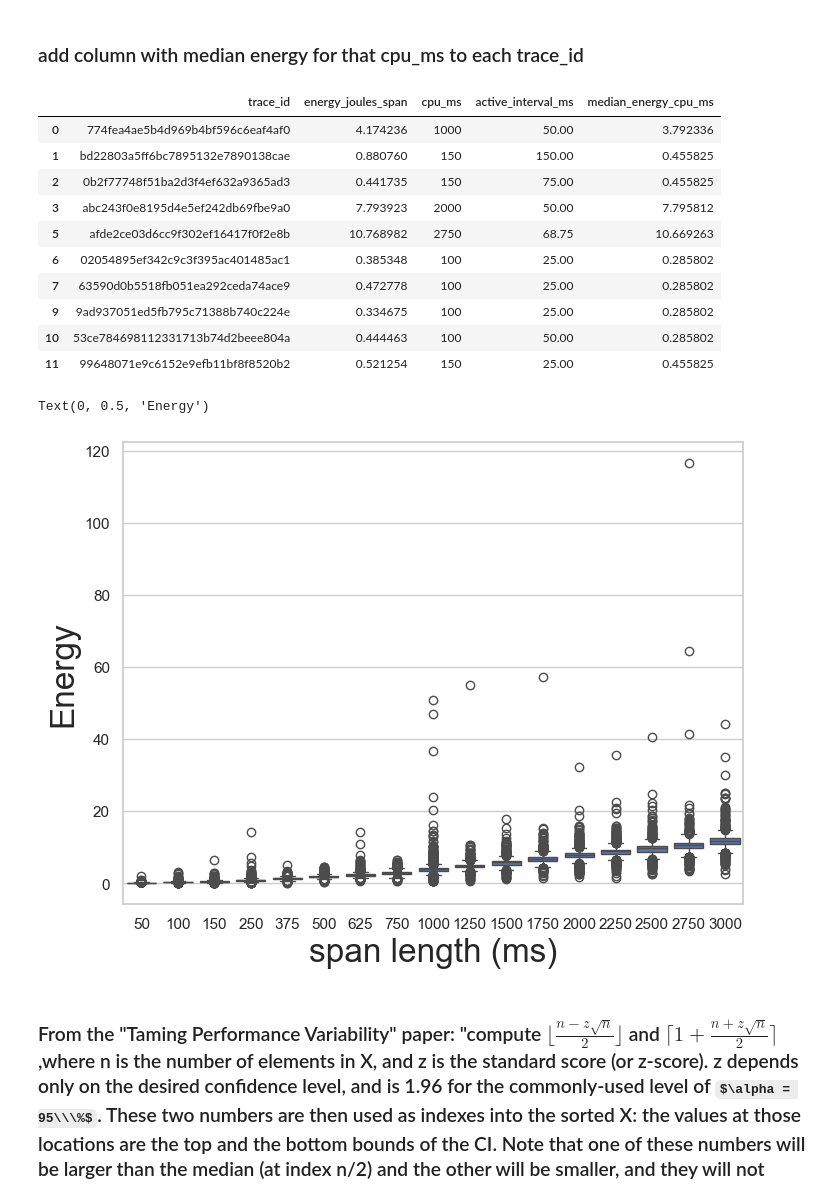
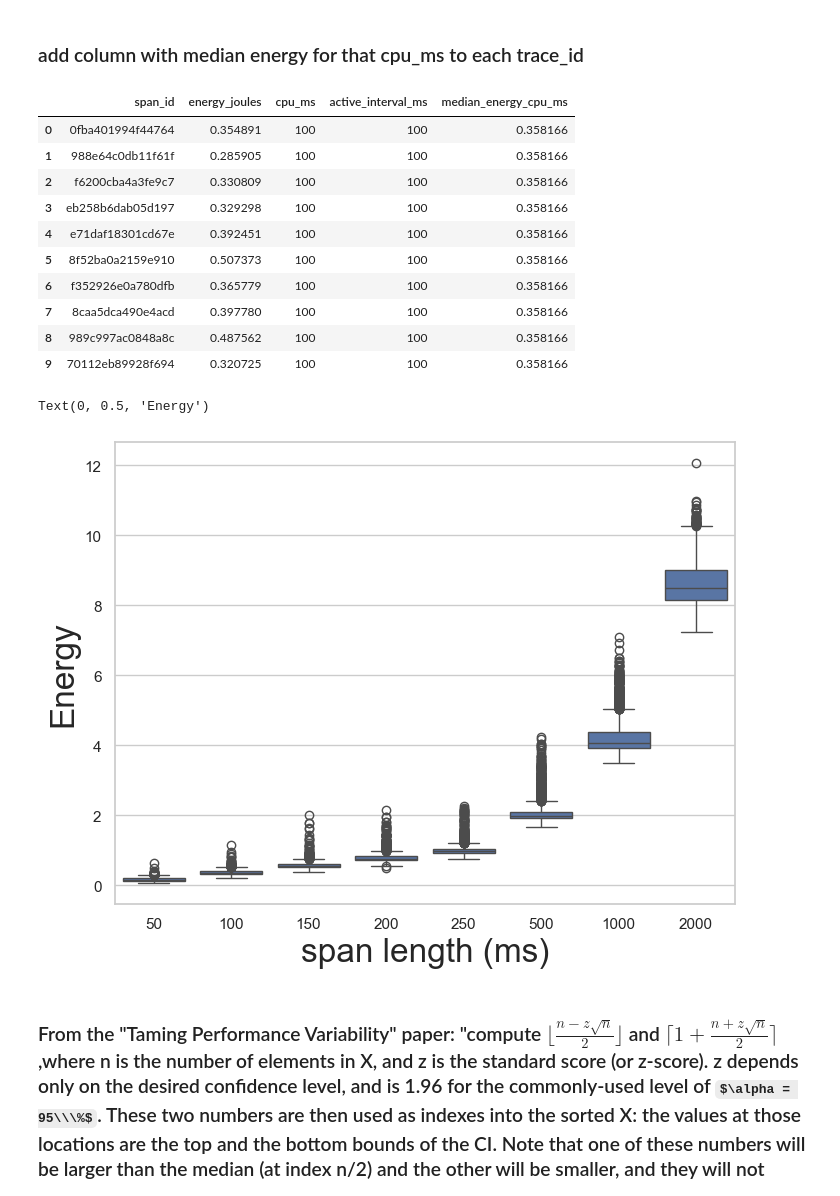
Before and after one commit to tedscott/SideProjects, a Jupyter notebook: E2EGHG/ReCalibrationTests.ipynb, the cells around one changed output. Drawn from its saved outputs; the diff is of its cells as text; code cells hidden in the pictures; some formulas as TeX source.

Commit message:
updated accuracy model with fixed data

```diff
--- a/E2EGHG/ReCalibrationTests.ipynb
+++ b/E2EGHG/ReCalibrationTests.ipynb
@@ -45,10 +63,6 @@ df_spans_500
 # %%
 # create reduced dataset for modeling
-df = df_spans_1000.drop([ 'samples', 'zone', 'timestamp',
-        'kepler_duration_sum_ms_span', 'kepler_energy_joules_span',
-         'start_energy_joules_span',
-        'end_energy_joules_span', 'start_energy_joules_kepler',
-        'end_energy_joules_kepler', 'exper_name', 'interval_ms',
-        'sleep_ms',  'idle_scrapping_ms', 'source_csv'], axis=1)
+df = df_spans_500.drop([ 'trace_id', 'measurements_count', 'start_time_us','start_energy_joules', 'end_energy_joules',
+       'epler_duration_ms', 'kepler_energy_joules', 'exper_name'], axis=1)
 df.head(10)
 # %% [output]
@@ -66,5 +80,5 @@ df.head(10)
 # %% [markdown]
 #### filter out rows with too short active_interval_ms (< 25.0 ms are removed)
 # %%
-df = df.query('active_interval_ms >= 25.0')
-df
+# df = df.query('active_interval_ms >= 25.0')
+# df
@@ -85,7 +85,7 @@ df
 # %% [markdown]
 ### Get Median E for each cpu_ms
 # %%
-df_median_e_cpu_1000 = df[['energy_joules_span','cpu_ms']].copy()
-df_median_e_cpu_1000 = df_median_e_cpu_1000.groupby(['cpu_ms'], as_index=False).median()
-df_median_e_cpu_1000
+df_median_e_cpu = df[['energy_joules','cpu_ms']].copy()
+df_median_e_cpu = df_median_e_cpu.groupby(['cpu_ms'], as_index=False).median()
+df_median_e_cpu
 # %% [output]
@@ -112,29 +103,29 @@ df_median_e_cpu_1000
 # %%
 cpu_ms_vals = np.unique(df['cpu_ms'])
 for i in cpu_ms_vals:
-    df.loc[df['cpu_ms'] == i, 'median_energy_cpu_ms'] = df_median_e_cpu_1000[df_median_e_cpu_1000['cpu_ms'] == i].energy_joules_span.values[0]
+    df.loc[df['cpu_ms'] == i, 'median_energy_cpu_ms'] = df_median_e_cpu[df_median_e_cpu['cpu_ms'] == i].energy_joules.values[0]
 
 df.head(10)
 # %% [output]
-|  | trace_id | energy_joules_span | cpu_ms | active_interval_ms | median_energy_cpu_ms |
-| 0 | 774fea4ae5b4d969b4bf596c6eaf4af0 | 4.174236 | 1000 | 50.00 | 3.792336 |
-| 1 | bd22803a5ff6bc7895132e7890138cae | 0.880760 | 150 | 150.00 | 0.455825 |
-| 2 | 0b2f77748f51ba2d3f4ef632a9365ad3 | 0.441735 | 150 | 75.00 | 0.455825 |
-| 3 | abc243f0e8195d4e5ef242db69fbe9a0 | 7.793923 | 2000 | 50.00 | 7.795812 |
-| 5 | afde2ce03d6cc9f302ef16417f0f2e8b | 10.768982 | 2750 | 68.75 | 10.669263 |
-| 6 | 02054895ef342c9c3f395ac401485ac1 | 0.385348 | 100 | 25.00 | 0.285802 |
-| 7 | 63590d0b5518fb051ea292ceda74ace9 | 0.472778 | 100 | 25.00 | 0.285802 |
-| 9 | 9ad937051ed5fb795c71388b740c224e | 0.334675 | 100 | 25.00 | 0.285802 |
-| 10 | 53ce784698112331713b74d2beee804a | 0.444463 | 100 | 50.00 | 0.285802 |
-| 11 | 99648071e9c6152e9efb11bf8f8520b2 | 0.521254 | 150 | 25.00 | 0.455825 |
+|  | span_id | energy_joules | cpu_ms | active_interval_ms | median_energy_cpu_ms |
+| 0 | 0fba401994f44764 | 0.354891 | 100 | 100 | 0.358166 |
+| 1 | 988e64c0db11f61f | 0.285905 | 100 | 100 | 0.358166 |
+| 2 | f6200cba4a3fe9c7 | 0.330809 | 100 | 100 | 0.358166 |
+| 3 | eb258b6dab05d197 | 0.329298 | 100 | 100 | 0.358166 |
+| 4 | e71daf18301cd67e | 0.392451 | 100 | 100 | 0.358166 |
+| 5 | 8f52ba0a2159e910 | 0.507373 | 100 | 100 | 0.358166 |
+| 6 | f352926e0a780dfb | 0.365779 | 100 | 100 | 0.358166 |
+| 7 | 8caa5dca490e4acd | 0.397780 | 100 | 100 | 0.358166 |
+| 8 | 989c997ac0848a8c | 0.487562 | 100 | 100 | 0.358166 |
+| 9 | 70112eb89928f694 | 0.320725 | 100 | 100 | 0.358166 |
 # %%
 plt.figure(figsize=(8,6))
-sns.boxplot(data=df, x='cpu_ms', y='energy_joules_span')#, col='cpu_ms', col_wrap=4, palette='tab10', markers='o', ci=95)
+sns.boxplot(data=df, x='cpu_ms', y='energy_joules')#, col='cpu_ms', col_wrap=4, palette='tab10', markers='o', ci=95)
 plt.xlabel("span length (ms)", fontsize=fs)
 plt.ylabel(r'Energy', fontsize=fs)
 # %% [output]
 Text(0, 0.5, 'Energy')
-[figure, old version]
+[figure, new version]
 # %% [markdown]
 ### From the "Taming Performance Variability" paper: "compute $\lfloor{\frac{n - z \sqrt{n}}{ 2}}\rfloor$ and $\lceil{1+\frac{n+z \sqrt{n}  }{2} }\rceil$,where n is the number of elements in X, and z is the standard score (or z-score). z depends only on the desired confidence level, and is 1.96 for the commonly-used level of $\alpha = 95\\\%$. These two numbers are then used as indexes into the sorted X: the values at those locations are the top and the bottom bounds of the CI. Note that one of these numbers will be larger than the median (at index n/2) and the other will be smaller, and they will not necessarily be symmetric around the median. These bounds tend to get tighter—to approach the sample mean—with more repetitions. Typically, we are concerned with the relative difference r% between the CI bounds and the mean."
 # %%
```
Also changed, not shown: parts of 10 cells of this notebook, 2 other files.
